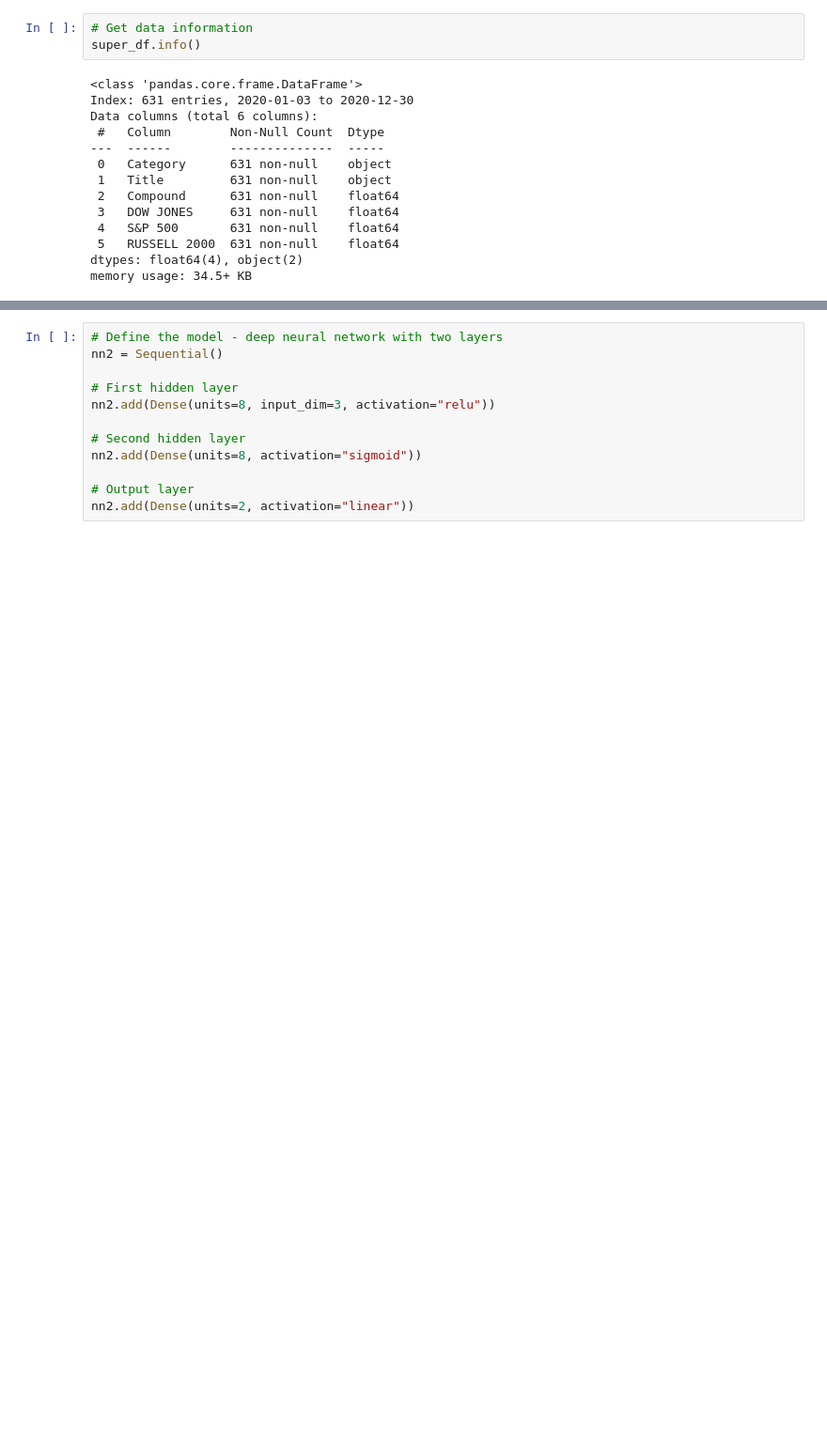
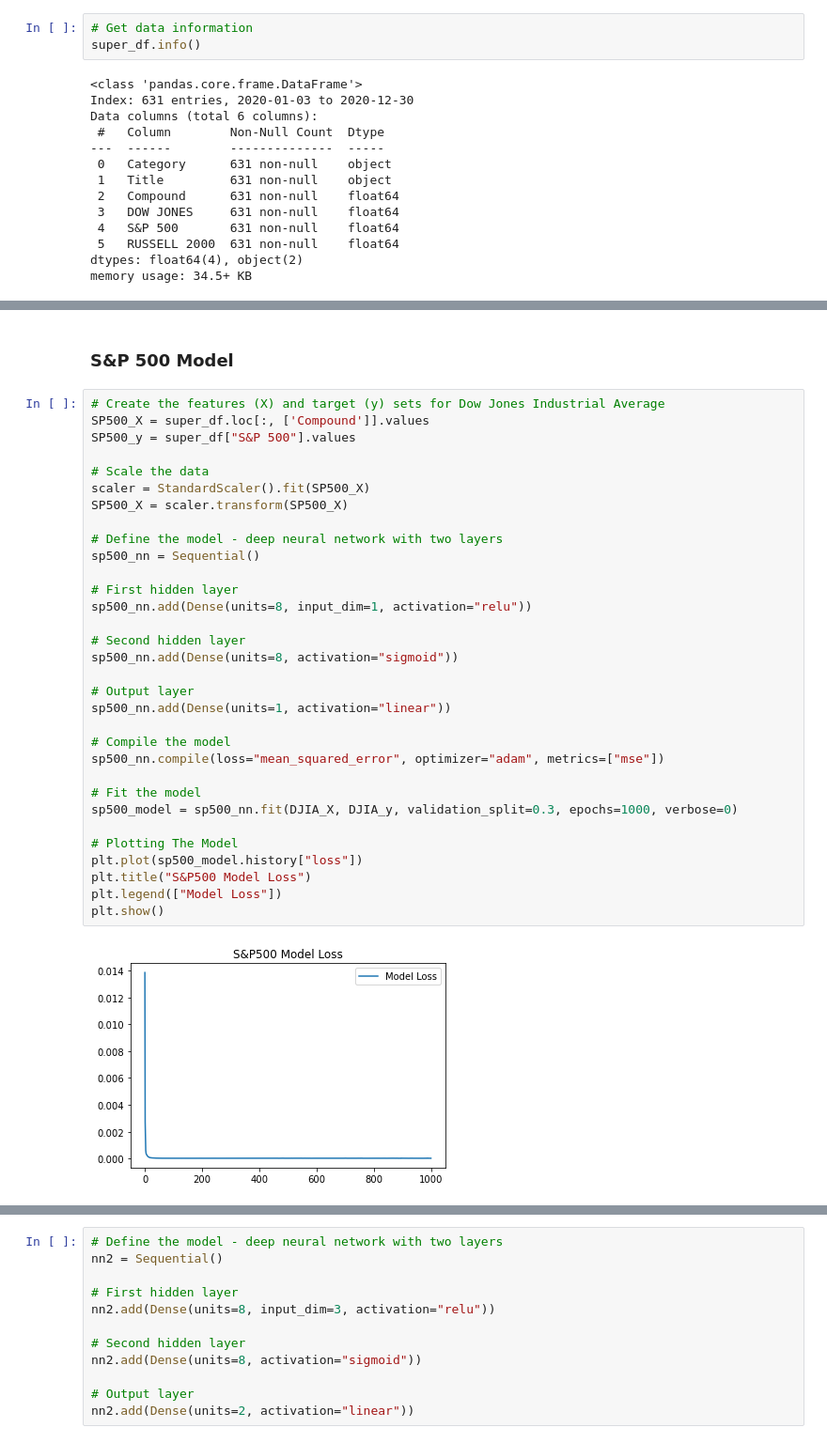
Before and after one commit to ShreyDudhia/StockVoice, a Jupyter notebook: ClickBait.ipynb, the cells around one changed output, grey strips where cells are left out. Shown at 94% size. Saved outputs shown, nothing was run; the diff lists cells and outputs as text; blank space fills up the shorter version.

```diff
--- a/ClickBait.ipynb
+++ b/ClickBait.ipynb
@@ -231,0 +257,36 @@ super_model_1 = nn1.fit(X, y, validation_split=0.3, epochs=400, verbose= 0)
+# %% [markdown]
+### S&P 500 Model
+# %%
+# Create the features (X) and target (y) sets for Dow Jones Industrial Average
+SP500_X = super_df.loc[:, ['Compound']].values
+SP500_y = super_df["S&P 500"].values
+
+# Scale the data
+scaler = StandardScaler().fit(SP500_X)
+SP500_X = scaler.transform(SP500_X)
+
+# Define the model - deep neural network with two layers
+sp500_nn = Sequential()
+
+# First hidden layer
+sp500_nn.add(Dense(units=8, input_dim=1, activation="relu"))
+
+# Second hidden layer
+sp500_nn.add(Dense(units=8, activation="sigmoid"))
+
+# Output layer
+sp500_nn.add(Dense(units=1, activation="linear"))
+
+# Compile the model
+sp500_nn.compile(loss="mean_squared_error", optimizer="adam", metrics=["mse"])
+
+# Fit the model
+sp500_model = sp500_nn.fit(DJIA_X, DJIA_y, validation_split=0.3, epochs=1000, verbose=0)
+
+# Plotting The Model
+plt.plot(sp500_model.history["loss"])
+plt.title("S&P500 Model Loss")
+plt.legend(["Model Loss"])
+plt.show()
+# %% [output]
+[figure, added]
```
Also changed, not shown: parts of 17 cells of this notebook, 11 other files.
